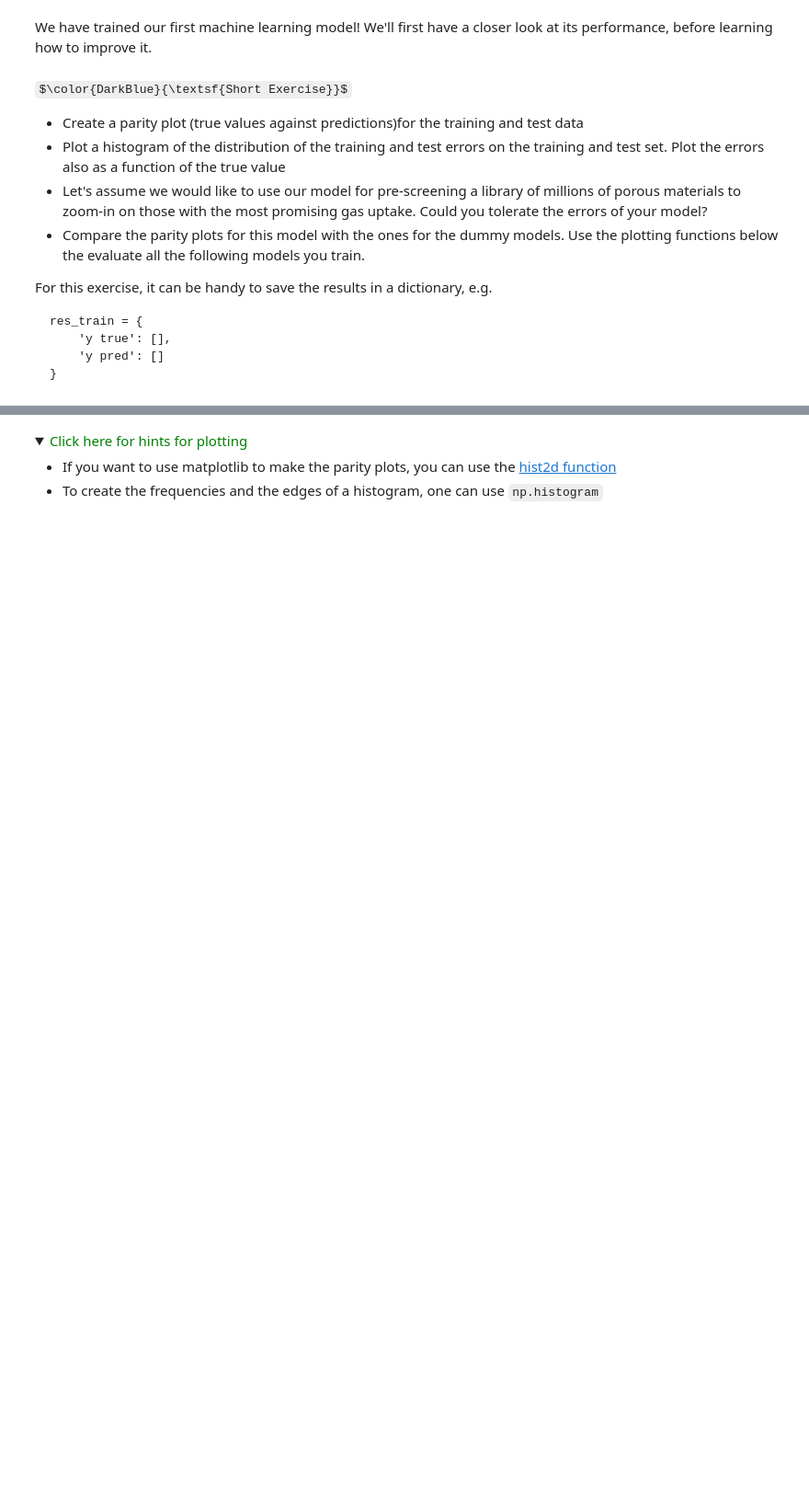
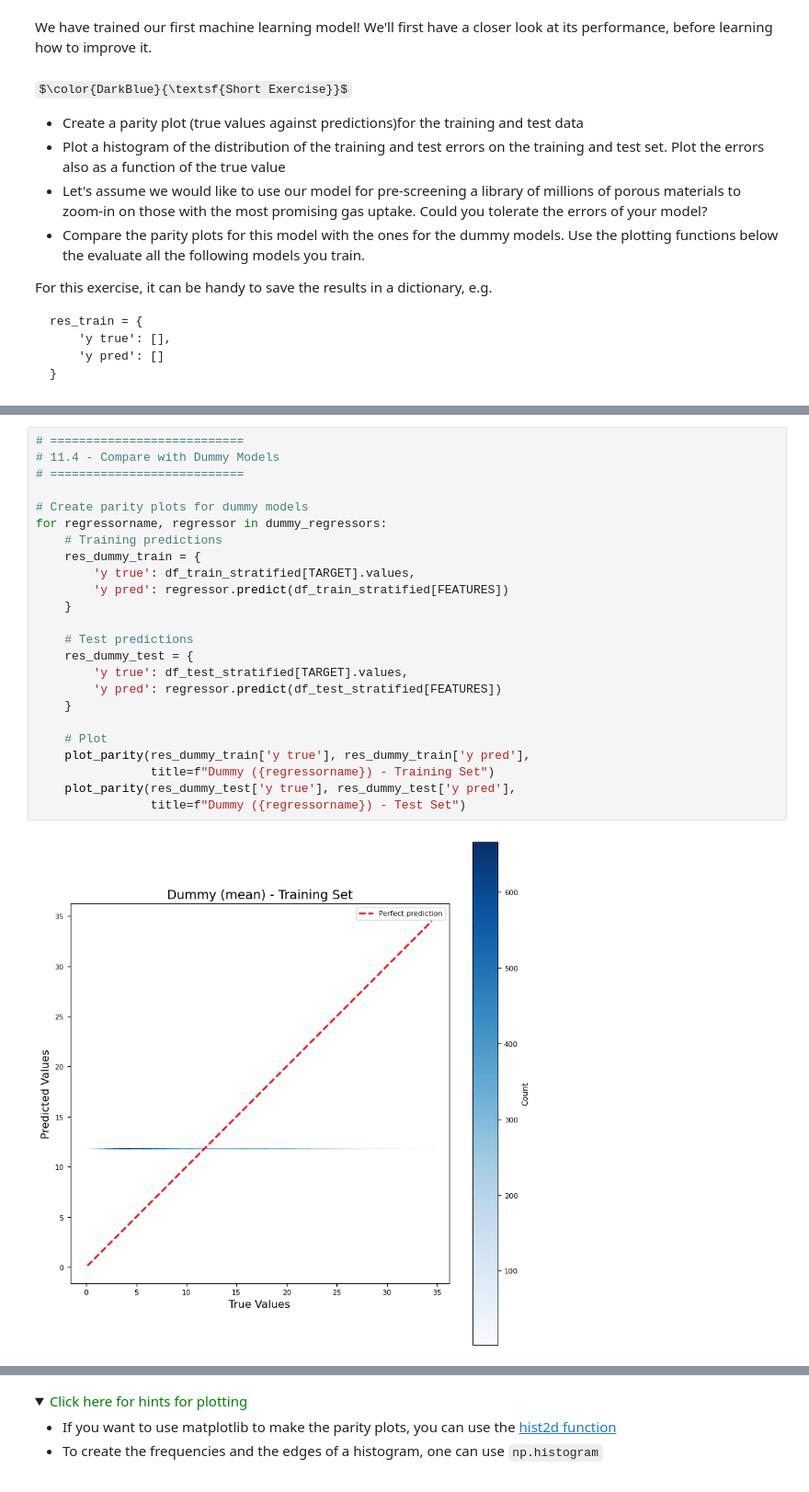
Before and after one commit to vicollari/ml_project_ch315, a Jupyter notebook: group#_block3_project.ipynb, the cells around one changed output, grey strips where cells are left out. Shown at 92% size. Drawn from its saved outputs; the diff is of its cells as text; folded sections open; some formulas as TeX source; blank space fills up the shorter version.

```diff
--- a/group#_block3_project.ipynb
+++ b/group#_block3_project.ipynb
@@ -1157,0 +1240,26 @@ res_train = {
+# %%
+# ===========================
+# 11.4 - Compare with Dummy Models
+# ===========================
+
+# Create parity plots for dummy models
+for regressorname, regressor in dummy_regressors:
+    # Training predictions
+    res_dummy_train = {
+        'y true': df_train_stratified[TARGET].values,
+        'y pred': regressor.predict(df_train_stratified[FEATURES])
+    }
+
+    # Test predictions
+    res_dummy_test = {
+        'y true': df_test_stratified[TARGET].values,
+        'y pred': regressor.predict(df_test_stratified[FEATURES])
+    }
+
+    # Plot
+    plot_parity(res_dummy_train['y true'], res_dummy_train['y pred'],
+                title=f"Dummy ({regressorname}) - Training Set")
+    plot_parity(res_dummy_test['y true'], res_dummy_test['y pred'],
+                title=f"Dummy ({regressorname}) - Test Set")
+# %% [output]
+[figure, added]
```
Also changed, not shown: parts of 15 cells of this notebook.
